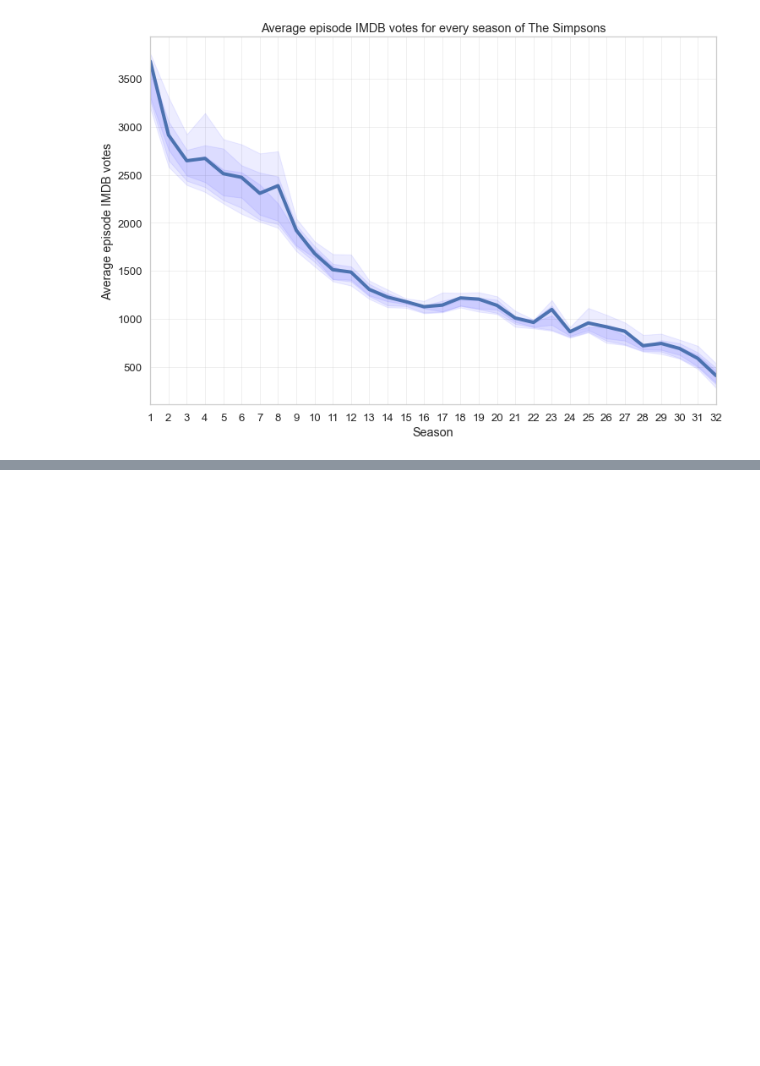
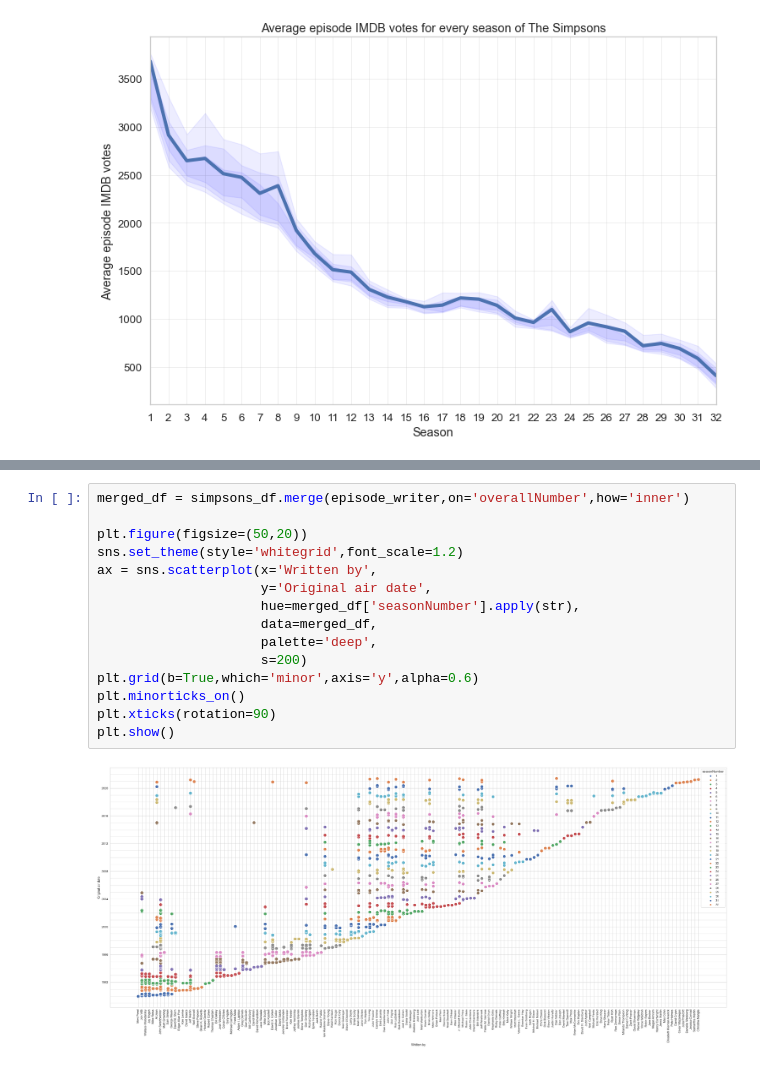
Before and after one commit to juan-td/web-scraping-misc, a Jupyter notebook: simpsons_web_scraping.ipynb, the cells around one changed output, grey strips where cells are left out. Drawn from its saved outputs; the diff is of its cells as text; blank space fills up the shorter version.

```diff
--- a/simpsons_web_scraping.ipynb
+++ b/simpsons_web_scraping.ipynb
@@ -190,0 +290,17 @@ plot_line_quantiles('numVotes', 'Average episode IMDB votes')
+# %%
+merged_df = simpsons_df.merge(episode_writer,on='overallNumber',how='inner')
+
+plt.figure(figsize=(50,20))
+sns.set_theme(style='whitegrid',font_scale=1.2)
+ax = sns.scatterplot(x='Written by',
+                     y='Original air date',
+                     hue=merged_df['seasonNumber'].apply(str),
+                     data=merged_df,
+                     palette='deep',
+                     s=200)
+plt.grid(b=True,which='minor',axis='y',alpha=0.6)
+plt.minorticks_on()
+plt.xticks(rotation=90)
+plt.show()
+# %% [output]
+[figure, added]
```
Also changed, not shown: parts of 16 cells of this notebook.
